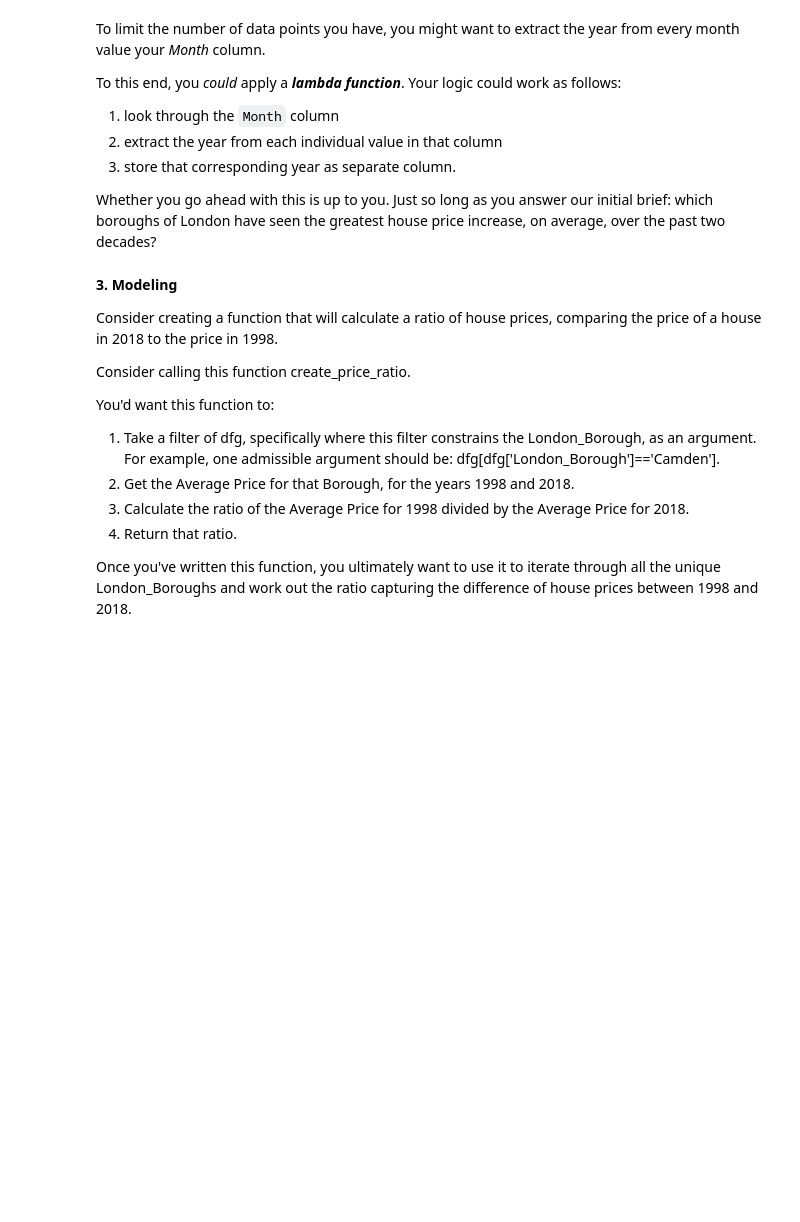
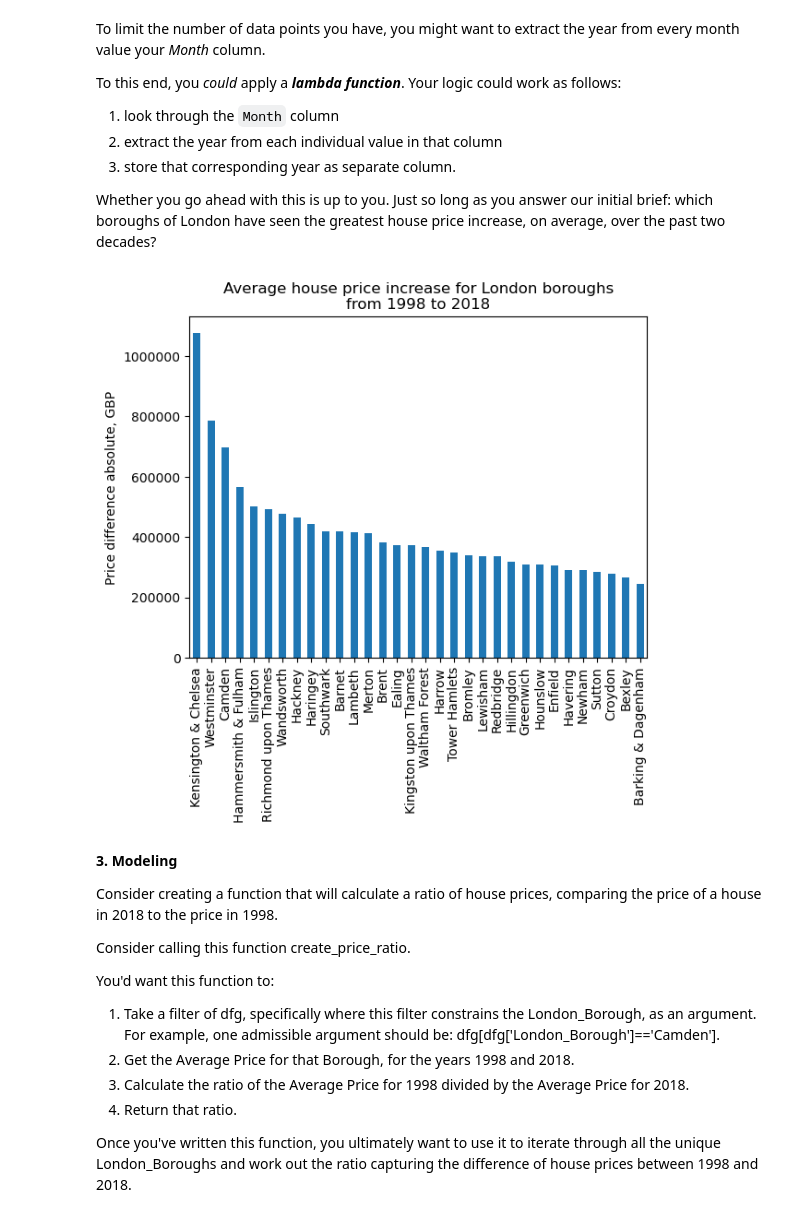
Before and after one commit to airenare/Springboard, a Jupyter notebook: Unit 4 Challenge - Tier 3/Unit 4 Challenge - Tier 3.ipynb, the cells around one changed output. Saved outputs shown, nothing was run; the diff lists cells and outputs as text; code cells hidden in the pictures; blank space fills up the shorter version.

```diff
--- a/Unit 4 Challenge - Tier 3/Unit 4 Challenge - Tier 3.ipynb
+++ b/Unit 4 Challenge - Tier 3/Unit 4 Challenge - Tier 3.ipynb
@@ -139,6 +246,69 @@ To this end, you *could* apply a ***lambda function***. Your logic could work as
 3. store that corresponding year as separate column.
 
 Whether you go ahead with this is up to you. Just so long as you answer our initial brief: which boroughs of London have seen the greatest house price increase, on average, over the past two decades?
+# %%
+from datetime import datetime
+
+
+def get_start_end(year_of_int=None, for_20=False):
+    '''Gets the start and end date of the observations. \
+Set the most recent year of interest as year_of_int=2015 \
+or None by default to end with the last date available. \
+Set `for_20=True` to get only the last 20 years of \
+observations, counting back from the set year_of_int'''
+
+    # Setting the end_date
+    if not year_of_int:
+        end_date = boroughs_price['date'].max()
+    else:
+        date_of_int = pd.Timestamp(f'{year_of_int}-12-31 23:59:59', tz=None)
+        end_date = boroughs_price[boroughs_price['date'] <= date_of_int]['date'].max()
+
+    # Setting the start_date
+    if for_20:
+        # Getting the start of the year that was 20 years before last observation's year
+        end_minus_20 = pd.Timestamp(f'{end_date.year - 20}-1-1 00:00:00', tz=None)
+        start_date = boroughs_price[boroughs_price['date'] >= end_minus_20]['date'].min()
+    else:
+        start_date = boroughs_price['date'].min()
+
+    return {'start_date': start_date, 'end_date': end_date}
+
+
+# Set the get_start_end() arguments
+# get_start_end.__doc__
+year_of_interest = 2018
+for_20y = True
+
+# Getting the start and end dates
+start_end = get_start_end(year_of_int=year_of_interest, for_20=for_20y)
+start_date = start_end['start_date']
+end_date = start_end['end_date']
+
+
+# Subsetting the first and last observations for each borough
+boroughs_price_diff = boroughs_price[boroughs_price['date'].isin([start_date, end_date])]
+
+# Pivoting table to find price diff for each borough
+boroughs_price_diff = boroughs_price_diff.set_index('borough').pivot_table(values=['avg_price'],
+                                     index='borough',
+                                     aggfunc='diff').rename(columns={'avg_price':'price_diff'})
+# Sorting descending
+boroughs_price_diff = boroughs_price_diff.sort_values('price_diff', ascending=False)
+
+# Plotting price difference
+boroughs_price_diff.plot(kind='bar',
+                        title=f'Average house price increase for London boroughs\nfrom {start_date.year} to {end_date.year}'
+                        )
+# Removing legend because there is only one variable
+plt.legend().remove()
+
+plt.ylabel("Price difference absolute, GBP")
+plt.xlabel("")
+
+plt.show()
+# %% [output]
+[figure, added]
 # %% [markdown]
 **3. Modeling**
 
```
Also changed, not shown: parts of 12 cells of this notebook.
